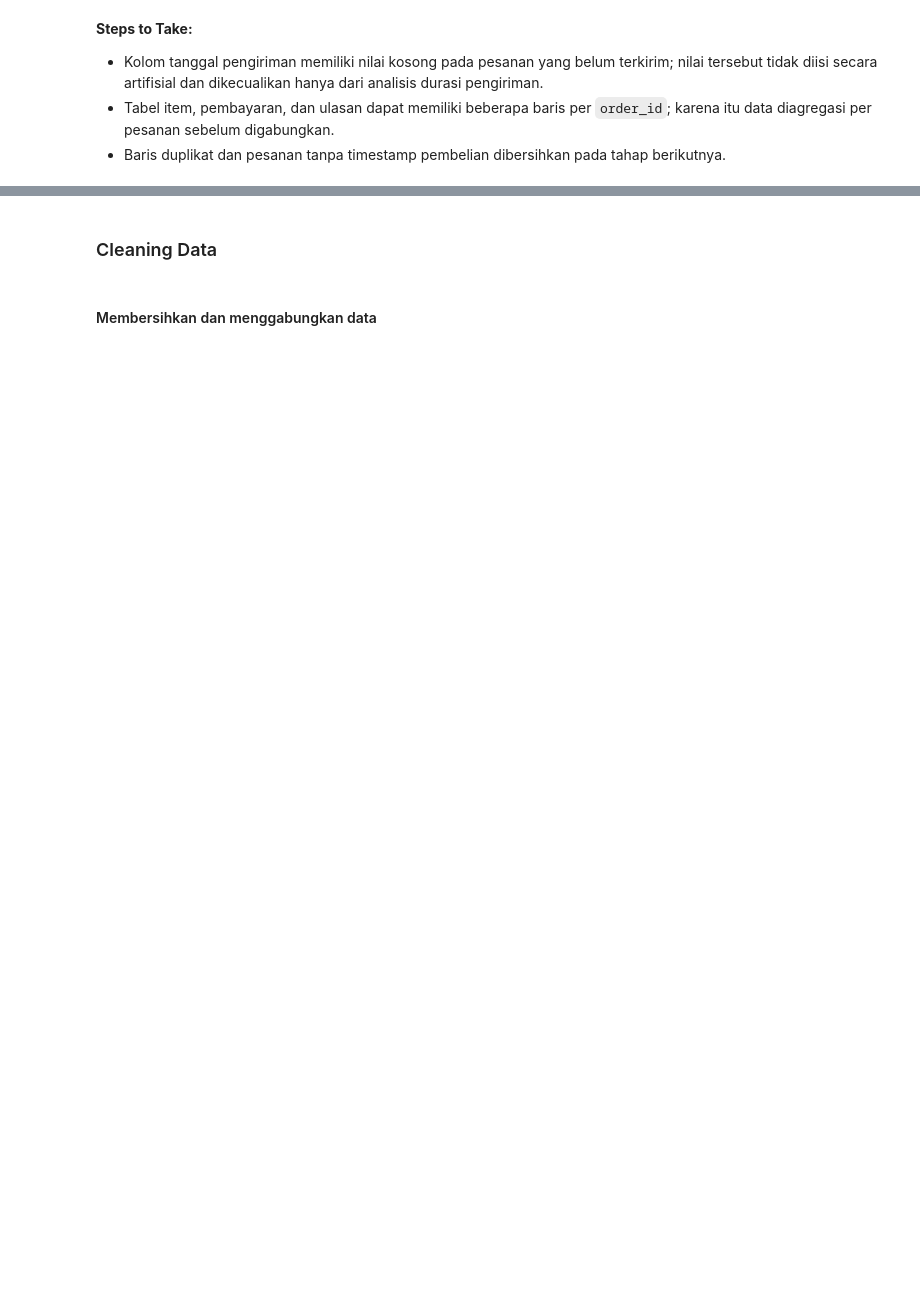
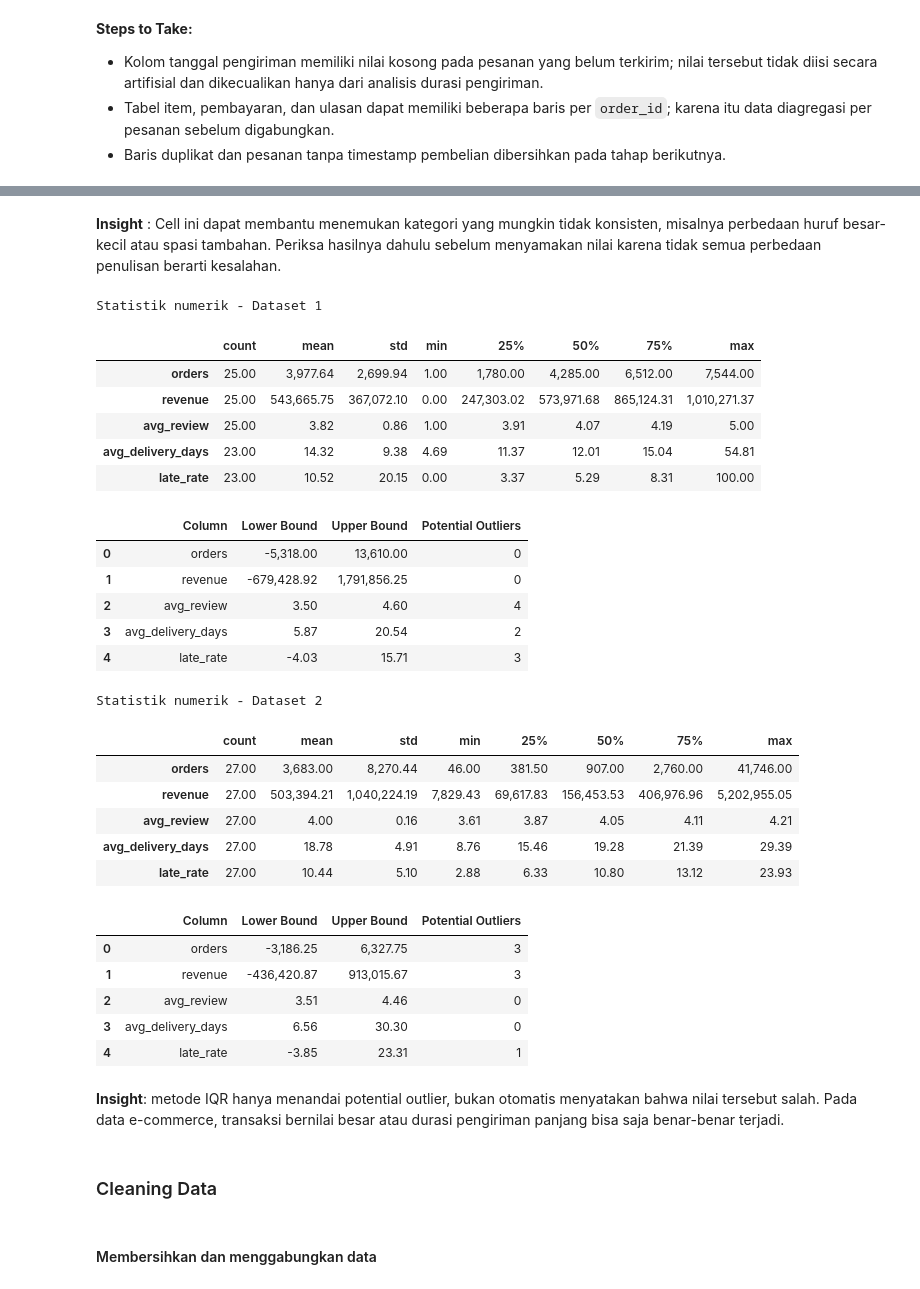
Before and after one commit to 24031554030-source/analisis-data-dicoding-task, a Jupyter notebook: notebook.ipynb, the cells around one changed output, grey strips where cells are left out. Cells and saved outputs as stored; diff of their text form; code cells hidden in the pictures; blank space fills up the shorter version.

Commit message:
Update analysis insights and dashboard

```diff
--- a/notebook.ipynb
+++ b/notebook.ipynb
@@ -129,3 +328,78 @@ Rentang waktu pembelian: 2016-09-04 21:15:19 s.d. 2018-10-17 17:30:18
+# %% [markdown]
+**Insight** : Cell ini dapat membantu menemukan kategori yang mungkin tidak konsisten, misalnya perbedaan huruf besar-kecil atau spasi tambahan. Periksa hasilnya dahulu sebelum menyamakan nilai karena tidak semua perbedaan penulisan berarti kesalahan.
+# %%
+
+def inspect_numeric_data(df, dataset_name):
+    print(f"Statistik numerik - {dataset_name}")
+
+    numeric_df = df.select_dtypes(include=np.number)
+
+    if numeric_df.empty:
+        print("Tidak ada kolom numerik untuk diperiksa.")
+        return
+
+    display(numeric_df.describe().T)
+
+    # Pemeriksaan awal potensi outlier menggunakan metode IQR
+    outlier_summary = []
+
+    for column in numeric_df.columns:
+        series = numeric_df[column].dropna()
+
+        if series.empty:
+            continue
+
+        q1 = series.quantile(0.25)
+        q3 = series.quantile(0.75)
+        iqr = q3 - q1
+
+        lower_bound = q1 - 1.5 * iqr
+        upper_bound = q3 + 1.5 * iqr
+
+        outlier_count = (
+            (series < lower_bound) | (series > upper_bound)
+        ).sum()
+
+        outlier_summary.append({
+            "Column": column,
+            "Lower Bound": lower_bound,
+            "Upper Bound": upper_bound,
+            "Potential Outliers": int(outlier_count)
+        })
+
+    display(pd.DataFrame(outlier_summary))
+
+inspect_numeric_data(df1, "Dataset 1")
+inspect_numeric_data(df2, "Dataset 2")
+# %% [output]
+Statistik numerik - Dataset 1
+|  | count | mean | std | min | 25% | 50% | 75% | max |
+| orders | 25.00 | 3,977.64 | 2,699.94 | 1.00 | 1,780.00 | 4,285.00 | 6,512.00 | 7,544.00 |
+| revenue | 25.00 | 543,665.75 | 367,072.10 | 0.00 | 247,303.02 | 573,971.68 | 865,124.31 | 1,010,271.37 |
+| avg_review | 25.00 | 3.82 | 0.86 | 1.00 | 3.91 | 4.07 | 4.19 | 5.00 |
+| avg_delivery_days | 23.00 | 14.32 | 9.38 | 4.69 | 11.37 | 12.01 | 15.04 | 54.81 |
+| late_rate | 23.00 | 10.52 | 20.15 | 0.00 | 3.37 | 5.29 | 8.31 | 100.00 |
+|  | Column | Lower Bound | Upper Bound | Potential Outliers |
+| 0 | orders | -5,318.00 | 13,610.00 | 0 |
+| 1 | revenue | -679,428.92 | 1,791,856.25 | 0 |
+| 2 | avg_review | 3.50 | 4.60 | 4 |
+| 3 | avg_delivery_days | 5.87 | 20.54 | 2 |
+| 4 | late_rate | -4.03 | 15.71 | 3 |
+Statistik numerik - Dataset 2
+|  | count | mean | std | min | 25% | 50% | 75% | max |
+| orders | 27.00 | 3,683.00 | 8,270.44 | 46.00 | 381.50 | 907.00 | 2,760.00 | 41,746.00 |
+| revenue | 27.00 | 503,394.21 | 1,040,224.19 | 7,829.43 | 69,617.83 | 156,453.53 | 406,976.96 | 5,202,955.05 |
+| avg_review | 27.00 | 4.00 | 0.16 | 3.61 | 3.87 | 4.05 | 4.11 | 4.21 |
+| avg_delivery_days | 27.00 | 18.78 | 4.91 | 8.76 | 15.46 | 19.28 | 21.39 | 29.39 |
+| late_rate | 27.00 | 10.44 | 5.10 | 2.88 | 6.33 | 10.80 | 13.12 | 23.93 |
+|  | Column | Lower Bound | Upper Bound | Potential Outliers |
+| 0 | orders | -3,186.25 | 6,327.75 | 3 |
+| 1 | revenue | -436,420.87 | 913,015.67 | 3 |
+| 2 | avg_review | 3.51 | 4.46 | 0 |
+| 3 | avg_delivery_days | 6.56 | 30.30 | 0 |
+| 4 | late_rate | -3.85 | 23.31 | 1 |
+# %% [markdown]
+**Insight**: metode IQR hanya menandai potential outlier, bukan otomatis menyatakan bahwa nilai tersebut salah. Pada data e-commerce, transaksi bernilai besar atau durasi pengiriman panjang bisa saja benar-benar terjadi.
 # %% [markdown]
 ### Cleaning Data
 # %% [markdown]
```
Also changed, not shown: parts of 43 cells of this notebook, 2 other files.
